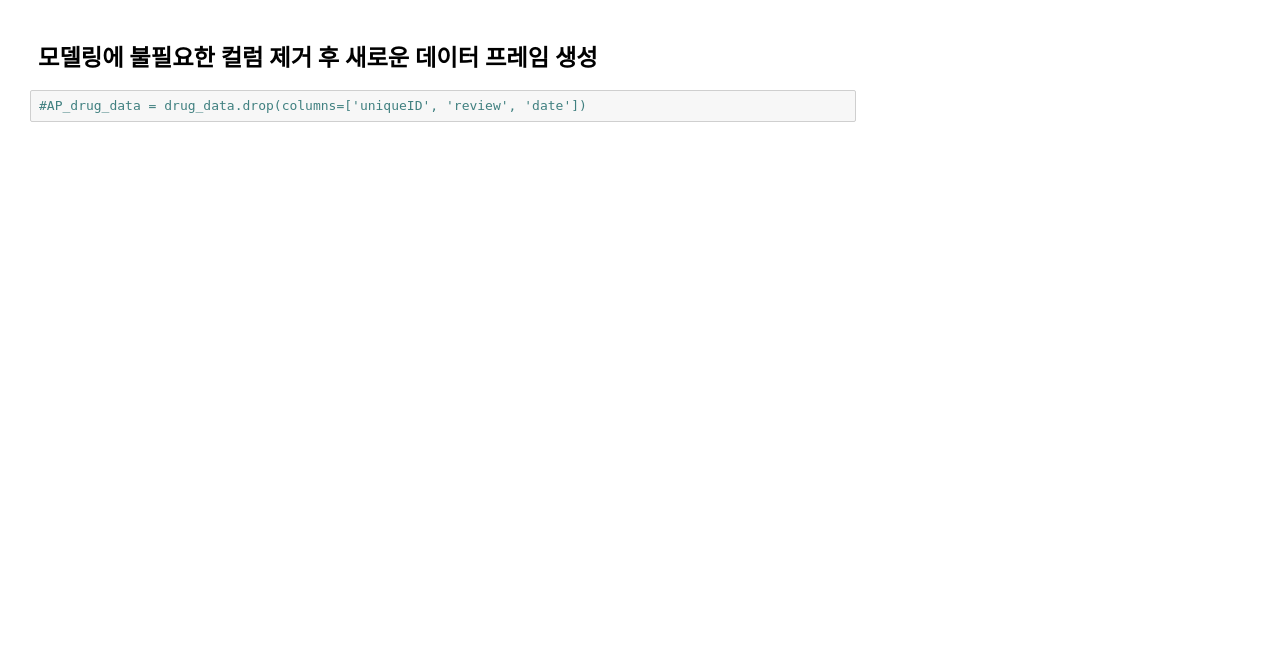
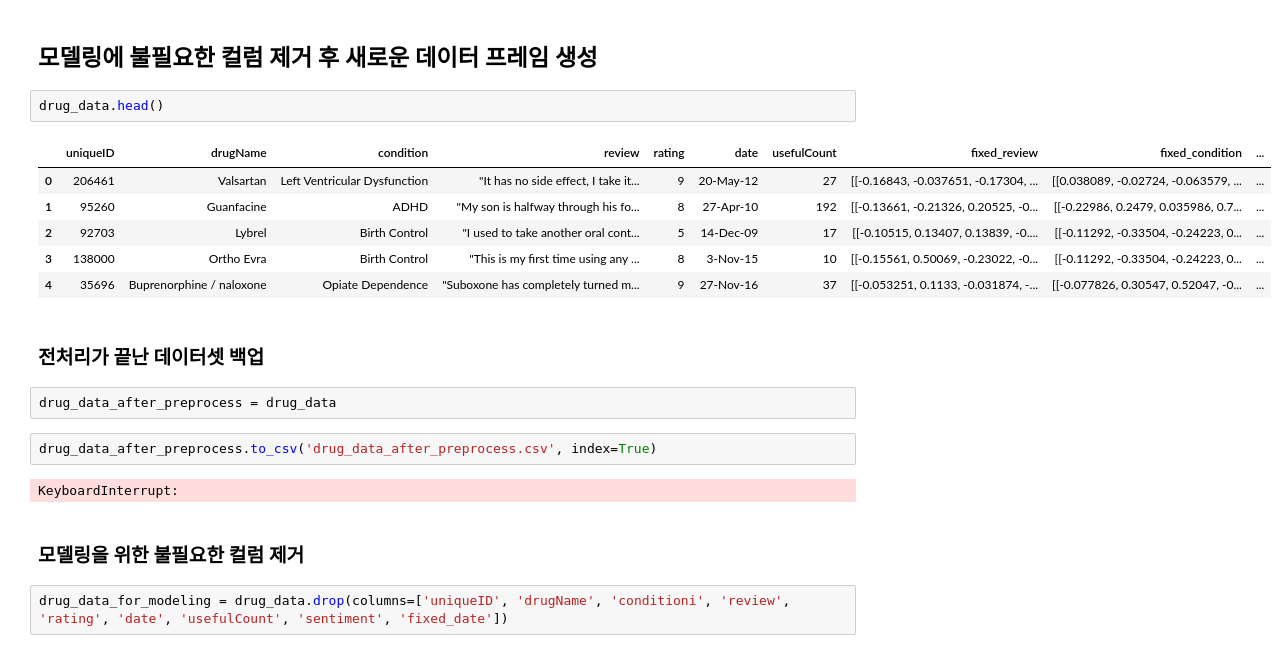
Before and after one commit to 2j0123/Drug-Review-Data-Predictions-Drug-Name, a Jupyter notebook: Drug_Data_Preprocess.ipynb, the cells around one changed output. Saved outputs shown, nothing was run; the diff lists cells and outputs as text; blank space fills up the shorter version.

Commit message:
feat : EDA, preprocess

```diff
--- a/Drug_Data_Preprocess.ipynb
+++ b/Drug_Data_Preprocess.ipynb
@@ -291,4 +416,23 @@ drug_data.head()
 # %% [markdown]
 ## 모델링에 불필요한 컬럼 제거 후 새로운 데이터 프레임 생성
+# %%
+drug_data.head()
+# %% [output]
+|  | uniqueID | drugName | condition | review | rating | date | usefulCount | fixed_review | fixed_condition | ... |
+| 0 | 206461 | Valsartan | Left Ventricular Dysfunction | "It has no side effect, I take it... | 9 | 20-May-12 | 27 | [[-0.16843, -0.037651, -0.17304, ... | [[0.038089, -0.02724, -0.063579, ... | ... |
+| 1 | 95260 | Guanfacine | ADHD | "My son is halfway through his fo... | 8 | 27-Apr-10 | 192 | [[-0.13661, -0.21326, 0.20525, -0... | [[-0.22986, 0.2479, 0.035986, 0.7... | ... |
+| 2 | 92703 | Lybrel | Birth Control | "I used to take another oral cont... | 5 | 14-Dec-09 | 17 | [[-0.10515, 0.13407, 0.13839, -0.... | [[-0.11292, -0.33504, -0.24223, 0... | ... |
+| 3 | 138000 | Ortho Evra | Birth Control | "This is my first time using any ... | 8 | 3-Nov-15 | 10 | [[-0.15561, 0.50069, -0.23022, -0... | [[-0.11292, -0.33504, -0.24223, 0... | ... |
+| 4 | 35696 | Buprenorphine / naloxone | Opiate Dependence | "Suboxone has completely turned m... | 9 | 27-Nov-16 | 37 | [[-0.053251, 0.1133, -0.031874, -... | [[-0.077826, 0.30547, 0.52047, -0... | ... |
+# %% [markdown]
+### 전처리가 끝난 데이터셋 백업
+# %%
+drug_data_after_preprocess = drug_data
+# %%
+drug_data_after_preprocess.to_csv('drug_data_after_preprocess.csv', index=True)
+# %% [output]
+KeyboardInterrupt:
+# %% [markdown]
+### 모델링을 위한 불필요한 컬럼 제거
 # %%
-#AP_drug_data = drug_data.drop(columns=['uniqueID', 'review', 'date'])
+drug_data_for_modeling = drug_data.drop(columns=['uniqueID', 'drugName', 'conditioni', 'review', 'rating', 'date', 'usefulCount', 'sentiment', 'fixed_date'])
```
Also changed, not shown: parts of 88 cells of this notebook, 1 other file.
